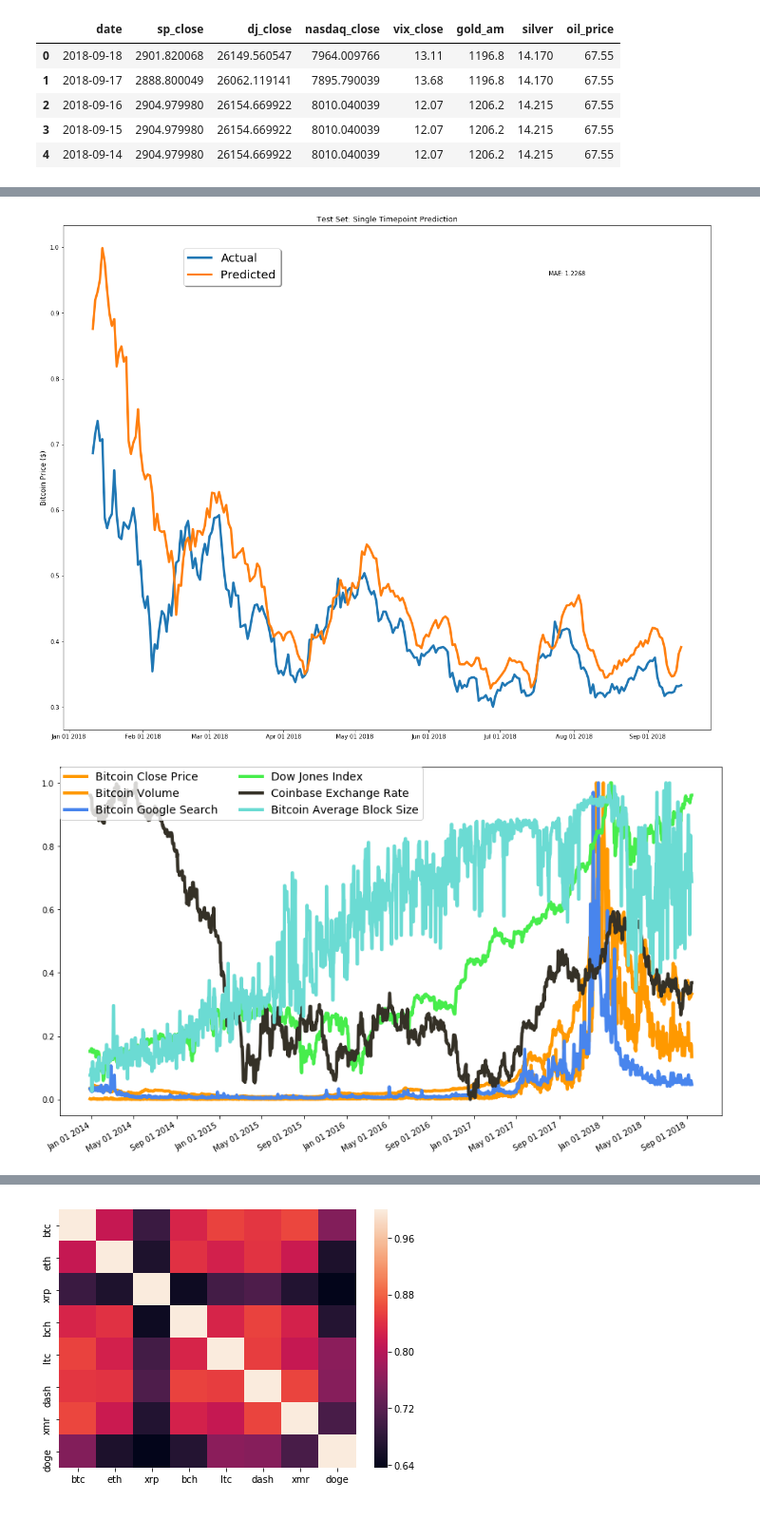
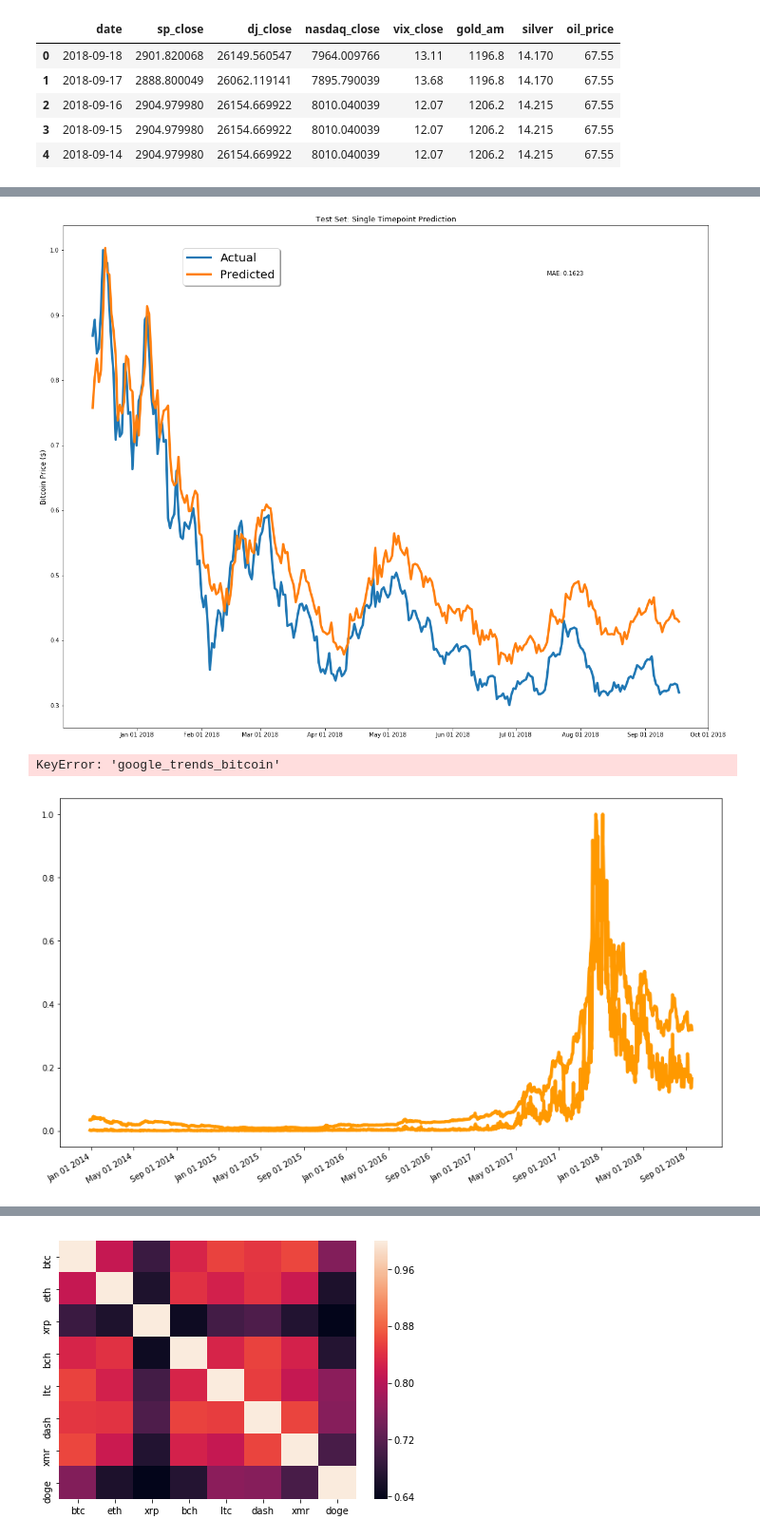
Before and after one commit to kejsiStruga/bitcoin-price-prediction, a Jupyter notebook: Data Gathering.ipynb, the cells around one changed output, grey strips where cells are left out. Shown at 95% size. Saved outputs shown, nothing was run; the diff lists cells and outputs as text; code cells hidden in the pictures.

Commit message:
Added comments and more macroeconomic data; categorized data

```diff
--- a/Data Gathering.ipynb
+++ b/Data Gathering.ipynb
@@ -322,0 +267,14 @@ btc_final=imputed_df
+# %%
+####################################################################################################################
+########
+######## Merge All Data (Blockchain, Macroeconomic, Exchange, Sentiment) into a Final Data Set
+########
+####################################################################################################################
+
+btc_final = exchange_data.merge(btc_google_trends, on='date', how='inner'). \
+            merge(blockchain_data,on='date' ,how='inner'). \
+            merge(macro_econ_data, on='date', how='inner')
+
+arr = btc_final.columns.values
+print(arr.tolist())
+print(type(arr))
@@ -451,5 +413,5 @@ plt.show()
 # %%
-split_date = '2018-05-01' # Therefore, the test dataset has values from 2018-01-03 to 2018-09-13
+split_date = '2017-12-01' # Therefore, the test dataset has values from 2018-01-03 to 2018-09-13
 
 # we don't need the date columns anymore
 training_set, test_set = btc_final[btc_final['date']<split_date], btc_final[btc_final['date']>=split_date]
@@ -548,11 +508,17 @@ def build_model(inputs, output_size, neurons, activ_func="linear",
     model.compile(loss=loss, optimizer=optimizer)
     return model
 # %%
+%matplotlib inline
+from matplotlib import rcParams # this module controls the default values for plotting in matplotlib
+rcParams['font.size'] = 10
+rcParams['lines.linewidth'] = 4
+rcParams['figure.figsize'] = (20, 16)
+
 # random seed for reproducibility
 np.random.seed(202)
 # we'll try to predict the closing price for the next 5 days
 # change this value if you want to make longer/shorter prediction
-pred_range = 300
+pred_range = 5
 # initialise model architecture
 bt_model = build_model(LSTM_training_inputs, output_size=pred_range, neurons = 20)
 # model output is next 5 prices normalised to 10th previous closing price
@@ -586,12 +552,20 @@ Epoch 50/50
 # %%
+%matplotlib inline
+from matplotlib import rcParams # this module controls the default values for plotting in matplotlib
+rcParams['font.size'] = 10
+rcParams['lines.linewidth'] = 4
+rcParams['figure.figsize'] = (20, 16)
+
 fig, ax1 = plt.subplots(1,1)
 ax1.set_xticks([datetime.date(2018,i+1,1) for i in range(12)])
 ax1.set_xticklabels([datetime.date(2018,i+1,1).strftime('%b %d %Y')  for i in range(12)])
 ax1.plot(btc_final[btc_final['date']>= split_date]['date'][window_len:].astype(datetime.datetime),
          test_set['bt_close'][window_len:], label='Actual')
+
 ax1.plot(btc_final[btc_final['date']>= split_date]['date'][window_len:].astype(datetime.datetime),
          ((np.transpose(bt_model.predict(LSTM_test_inputs))+1) * test_set['bt_close'].values[:-window_len])[0],
          label='Predicted')
+
 ax1.annotate('MAE: %.4f'%np.mean(np.abs((np.transpose(bt_model.predict(LSTM_test_inputs))+1)-\
             (test_set['bt_close'].values[window_len:])/(test_set['bt_close'].values[:-window_len]))),
              xy=(0.75, 0.9),  xycoords='axes fraction',
@@ -601,36 +575,42 @@ ax1.set_ylabel('Bitcoin Price ($)',fontsize=12)
 ax1.legend(bbox_to_anchor=(0.15, 1), loc=2, borderaxespad=2, prop={'size': 20}, shadow=True)
 plt.show()
 # %% [output]
-[figure, old version]
+[figure, new version]
 # %%
 %matplotlib inline
 fig, ax1 = plt.subplots(1, 1, figsize=(15, 9)) # 1 row 1 col
+
+from matplotlib import rcParams # this module controls the default values for plotting in matplotlib
+rcParams['font.size'] = 10
+rcParams['lines.linewidth'] = 4
+rcParams['figure.figsize'] = (20, 16)
 
 fig.autofmt_xdate()
 
 ax1.set_xticks([datetime.date(j,i,1) for i in range(1,13,4) for j in range(2013,2019)])
 ax1.set_xticklabels([datetime.date(j,i,1).strftime('%b %d %Y')
                      for i in range(1,13,4) for j in range(2013,2019)])
 
 ax1.plot(btc_final['date'].astype(datetime.datetime),
              btc_final['bt_close'], label='Bitcoin Close Price', color='#FF9900')
 ax1.plot(btc_final['date'].astype(datetime.datetime),
              btc_final['bt_volume'], label='Bitcoin Volume', color='#FF9900')
 ax1.plot(btc_final['date'].astype(datetime.datetime),
              btc_final['google_trends_bitcoin'], label="Bitcoin Google Search", color='#4885ed')
 # ax1.plot(btc_final['date'].astype(datetime.datetime),
 #              btc_final['reddit_total_subscribers'], label="Bitcoin Reddit Subscribers", color='#ed475e')
 ax1.plot(btc_final['date'].astype(datetime.datetime),
              btc_final['close'], label="Dow Jones Index", color='#47ed4c')
 ax1.plot(btc_final['date'].astype(datetime.datetime),
              btc_final['exch_rate'], label="Coinbase Exchange Rate", color='#353127')
 ax1.plot(btc_final['date'].astype(datetime.datetime),
              btc_final['avg_block_size'], label="Bitcoin Average Block Size", color='#6bdbd3')
 
 ax1.legend(bbox_to_anchor=(0, 1), loc=2, borderaxespad=0., ncol=2, prop={'size': 14})
 plt.show()
 # %% [output]
+KeyError: 'google_trends_bitcoin'
-[figure, old version]
+[figure, new version]
 # %%
 %matplotlib inline
 from matplotlib import rcParams # this module controls the default values for plotting in matplotlib
```
Also changed, not shown: parts of 25 cells of this notebook, 1 other file.
